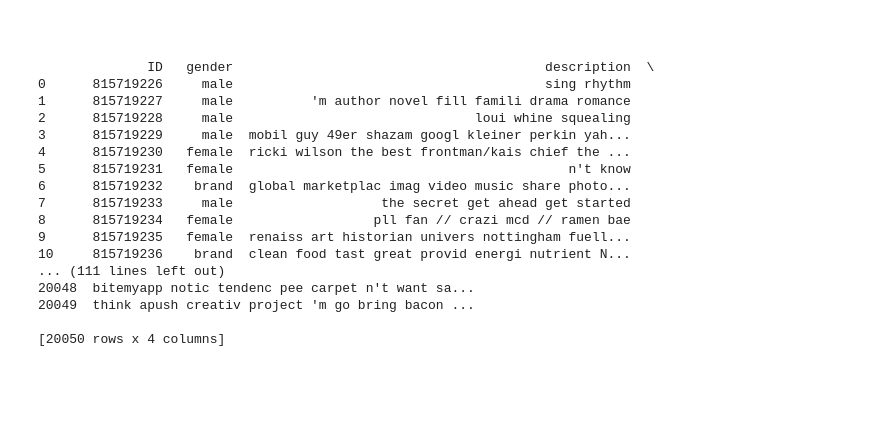
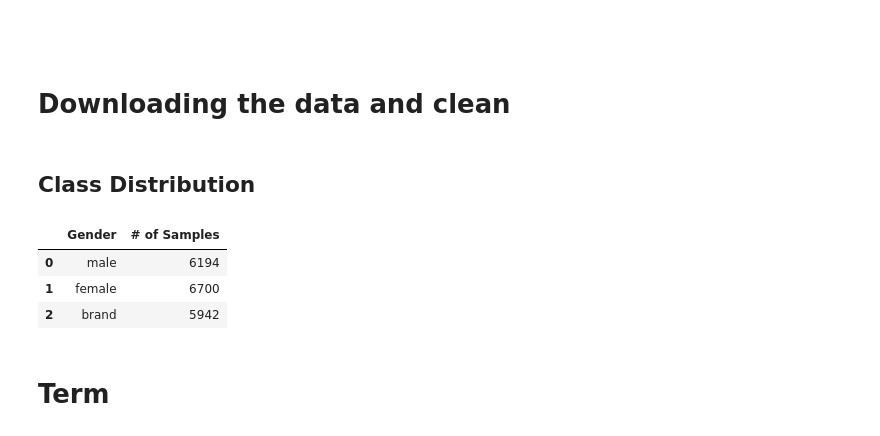
Before and after one commit to avivabalata/GenderClassification, a Jupyter notebook: Main.ipynb, the cells around one changed output. Saved outputs shown, nothing was run; the diff lists cells and outputs as text; code cells hidden in the pictures; blank space fills up the shorter version.

```diff
--- a/Main.ipynb
+++ b/Main.ipynb
@@ -48,6 +48,8 @@ def cleanAndNormalizeText(data):
     return ' '.join(filterText)
 # %% [markdown]
 #
+# %% [markdown]
+# Downloading the data and clean
 # %%
 # get data from csv
 # check if need to pre-process description too
@@ -58,28 +60,24 @@ with open('C:\\Users\\abalata\\Downloads\\gender-classifier-DFE-791531.csv\\gend
     count = 0
     for row in reader:
         if count != 0:
-            description = cleanAndNormalizeText(row[10])
+            # description = cleanAndNormalizeText(row[10])
             text = cleanAndNormalizeText(row[19])
-            genderClassData.append([row[0], row[5], description, text])
+            genderClassData.append([row[0], row[5], text])
         count = count+1
 
-trainTable = pd.DataFrame(genderClassData, columns=['ID', 'gender', 'description', 'text'])
-print(trainTable)
+Table = pd.DataFrame(genderClassData, columns=['ID', 'gender', 'text'])
+# print(Table)
-# %% [output]
-              ID   gender                                        description  \
-0      815719226     male                                        sing rhythm
-1      815719227     male          'm author novel fill famili drama romance
-2      815719228     male                               loui whine squealing
-3      815719229     male  mobil guy 49er shazam googl kleiner perkin yah...
-4      815719230   female  ricki wilson the best frontman/kais chief the ...
-5      815719231   female                                           n't know
-6      815719232    brand  global marketplac imag video music share photo...
-7      815719233     male                   the secret get ahead get started
-8      815719234   female                  pll fan // crazi mcd // ramen bae
-9      815719235   female  renaiss art historian univers nottingham fuell...
-10     815719236    brand  clean food tast great provid energi nutrient N...
-... (111 lines left out)
-20048  bitemyapp notic tendenc pee carpet n't want sa...
-20049  think apush creativ project 'm go bring bacon ...
-
-[20050 rows x 4 columns]
+# %% [markdown]
+## Class Distribution
+# %%
+classDistribution = []
+for c in ['male', 'female', 'brand']:
+    classDistribution.append([c, Table["gender"].value_counts()[c]])
+pd.DataFrame(classDistribution, columns=['Gender', '# of Samples'])
+# %% [output]
+|  | Gender | # of Samples |
+| 0 | male | 6194 |
+| 1 | female | 6700 |
+| 2 | brand | 5942 |
+# %% [markdown]
+# Term
```
Also changed, not shown: parts of 4 cells of this notebook, 1 other file.
